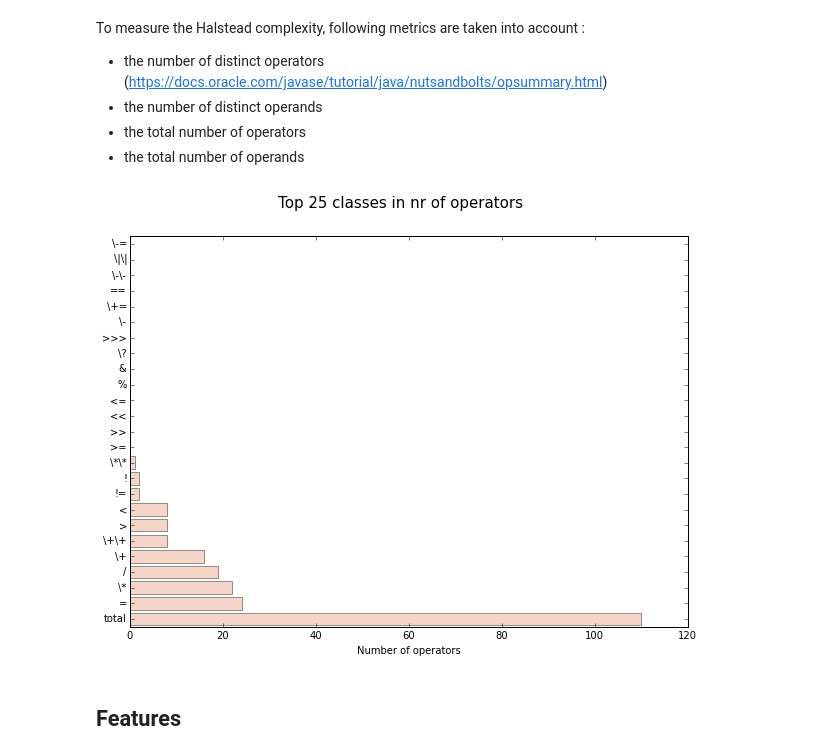
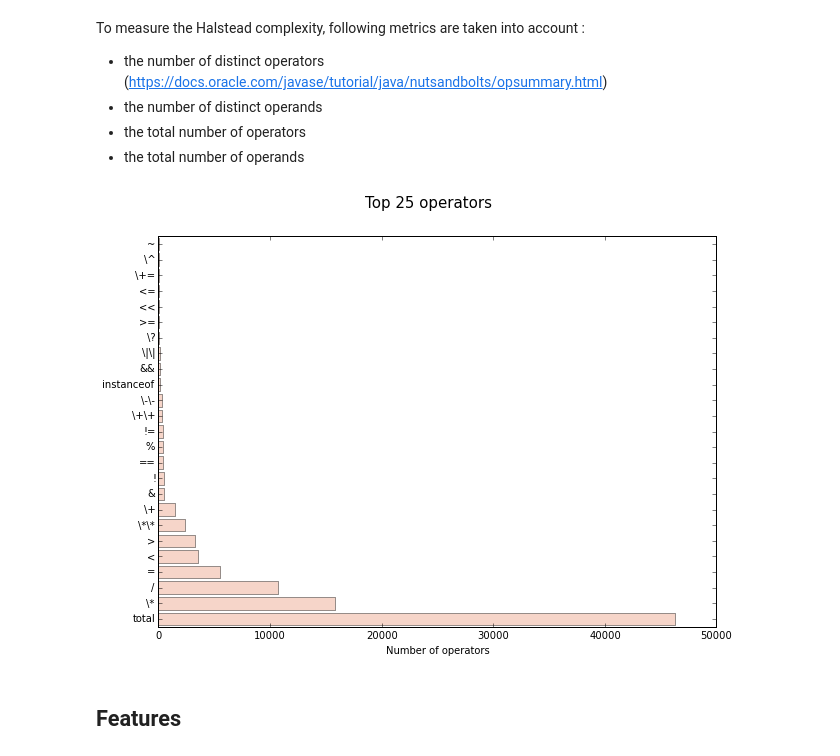
Before and after one commit to ppossemiers/analyzer, a Jupyter notebook: analyzer.ipynb, the cells around one changed output. Saved outputs shown, nothing was run; the diff lists cells and outputs as text; code cells hidden in the pictures.

Commit message:
Fixed bug with operator count

```diff
--- a/analyzer.ipynb
+++ b/analyzer.ipynb
@@ -163,16 +163,16 @@ def count_methods(src):
     return {k: v for k, v in methods.iteritems()}
 
 def count_operators(src):
-    dict = {}
+    dict = {key: 0 for key in OPERATORS}
     for name, tup in src:
         for op in OPERATORS:
             # if operator is in list, match it without anything preceding or following it
             # eg +, but not ++ or +=
             if op in ['\+','\-','!','=']:
                 # regex excludes followed_by (?!) and preceded_by (?<!)
-                dict[op] = len(re.findall('(?!\-|\*|&|>|<|>>)(?<!\-|\+|=|\*|&|>|<)' + op, tup[0]))
+                dict[op] += len(re.findall('(?!\-|\*|&|>|<|>>)(?<!\-|\+|=|\*|&|>|<)' + op, tup[0]))
             else:
-                dict[op] = len(re.findall(op, tup[0]))
+                dict[op] += len(re.findall(op, tup[0]))
 
     # TODO : correct bug with regex for the '++'
     dict['\+'] -= dict['\+\+']
@@ -263,9 +263,9 @@ To measure the Halstead complexity, following metrics are taken into account :
 * the total number of operands
 # %%
 operators_dict = count_operators(joined)
-make_hbar_plot(operators_dict, 'Top 25 classes in nr of operators', 'Number of operators', 25)
+make_hbar_plot(operators_dict, 'Top 25 operators', 'Number of operators', 25)
 # %% [output]
-[figure, old version]
+[figure, new version]
 # %% [markdown]
 ## Features
 # %%
```
